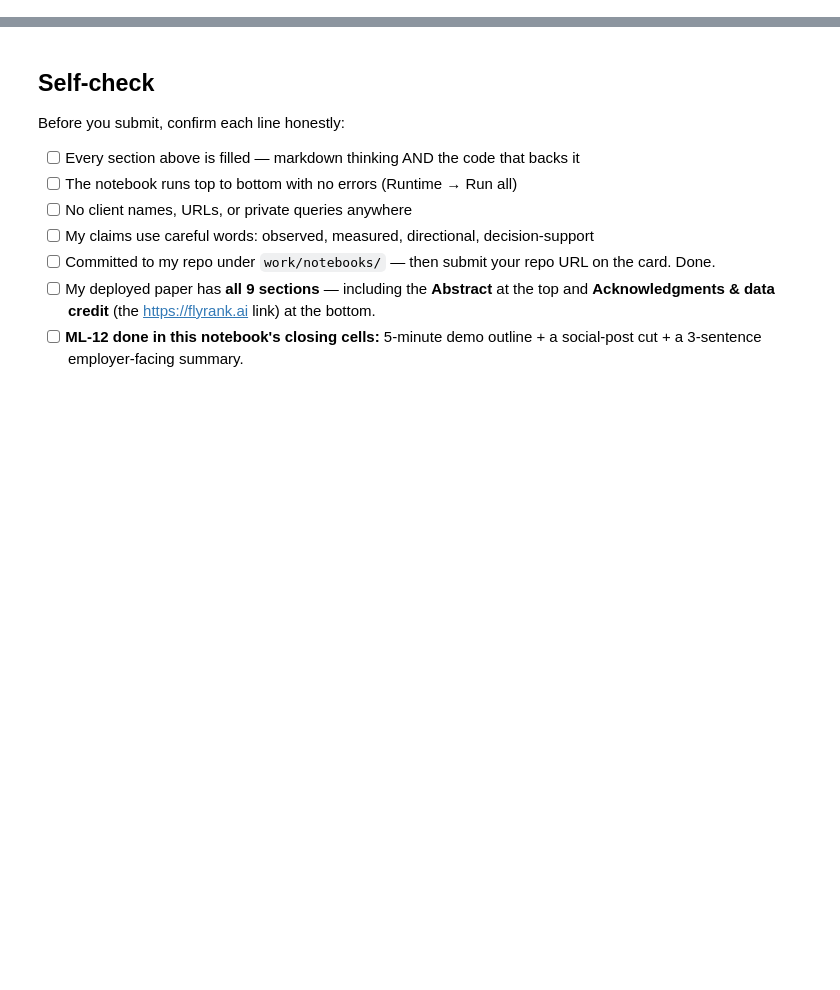
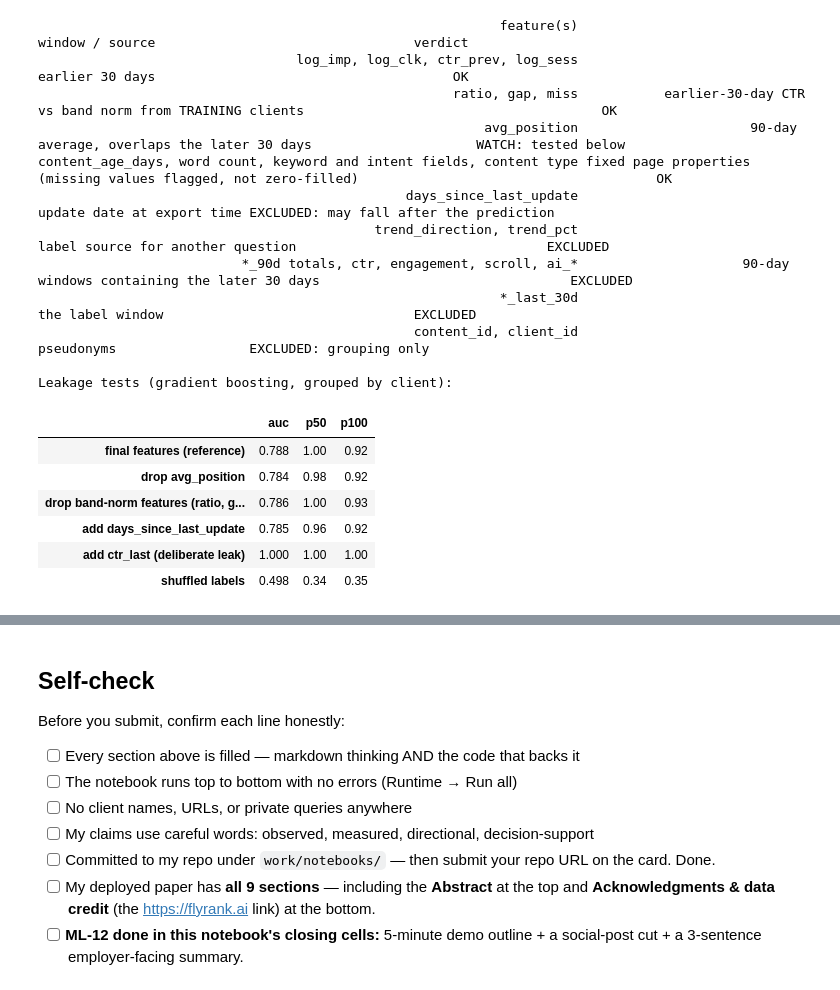
Before and after one commit to m-awaischohan/flyrank-internship-ml, a Jupyter notebook: work/notebooks/capstone.ipynb, the cells around one changed output, grey strips where cells are left out. Cells and saved outputs as stored; diff of their text form; code cells hidden in the pictures; blank space fills up the shorter version.

```diff
--- a/work/notebooks/capstone.ipynb
+++ b/work/notebooks/capstone.ipynb
@@ -36,0 +180,52 @@ This skeleton is yours to fill. Work the sections **in order** — each one has
+# %%
+# ---- leakage audit: the timeline table, then the four tests (grouped design, gradient boosting)
+audit = pd.DataFrame([
+    ("log_imp, log_clk, ctr_prev, log_sess", "earlier 30 days", "OK"),
+    ("ratio, gap, miss", "earlier-30-day CTR vs band norm from TRAINING clients", "OK"),
+    ("avg_position", "90-day average, overlaps the later 30 days", "WATCH: tested below"),
+    ("content_age_days, word count, keyword and intent fields, content type", "fixed page properties (missing values flagged, not zero-filled)", "OK"),
+    ("days_since_last_update", "update date at export time", "EXCLUDED: may fall after the prediction"),
+    ("trend_direction, trend_pct", "label source for another question", "EXCLUDED"),
+    ("*_90d totals, ctr, engagement, scroll, ai_*", "90-day windows containing the later 30 days", "EXCLUDED"),
+    ("*_last_30d", "the label window", "EXCLUDED"),
+    ("content_id, client_id", "pseudonyms", "EXCLUDED: grouping only"),
+], columns=["feature(s)", "window / source", "verdict"])
+print(audit.to_string(index=False))
+
+rng = np.random.default_rng(SEED)
+shuffled = el["y"].values.copy(); shuffled[LAB] = rng.permutation(shuffled[LAB])
+variants = {
+    "final features (reference)": (FEATURES, None),
+    "drop avg_position": ([f for f in FEATURES if f != "avg_position"], None),
+    "drop band-norm features (ratio, gap, miss)": (STATIC, None),
+    "add days_since_last_update": (FEATURES + ["dsu"], None),
+    "add ctr_last (deliberate leak)": (FEATURES + ["ctr_last_feature"], None),
+    "shuffled labels": (FEATURES, shuffled),
+}
+leak = {}
+for name, (feats, labl) in variants.items():
+    s = run_design(group_splits, "train", features=feats, label=labl)["gboost"]
+    leak[name] = {"auc": auc(s, LAB, labl), "p50": prec(s, 50, LAB, labl), "p100": prec(s, 100, LAB, labl)}
+M["leakage"] = leak
+print("\nLeakage tests (gradient boosting, grouped by client):")
+pd.DataFrame(leak).T
+# %% [output]
+                                                           feature(s)                                                 window / source                                 verdict
+                                 log_imp, log_clk, ctr_prev, log_sess                                                 earlier 30 days                                      OK
+                                                     ratio, gap, miss           earlier-30-day CTR vs band norm from TRAINING clients                                      OK
+                                                         avg_position                      90-day average, overlaps the later 30 days                     WATCH: tested below
+content_age_days, word count, keyword and intent fields, content type fixed page properties (missing values flagged, not zero-filled)                                      OK
+                                               days_since_last_update                                      update date at export time EXCLUDED: may fall after the prediction
+                                           trend_direction, trend_pct                               label source for another question                                EXCLUDED
+                          *_90d totals, ctr, engagement, scroll, ai_*                     90-day windows containing the later 30 days                                EXCLUDED
+                                                           *_last_30d                                                the label window                                EXCLUDED
+                                                content_id, client_id                                                      pseudonyms                 EXCLUDED: grouping only
+
+Leakage tests (gradient boosting, grouped by client):
+|  | auc | p50 | p100 |
+| final features (reference) | 0.788 | 1.00 | 0.92 |
+| drop avg_position | 0.784 | 0.98 | 0.92 |
+| drop band-norm features (ratio, g... | 0.786 | 1.00 | 0.93 |
+| add days_since_last_update | 0.785 | 0.96 | 0.92 |
+| add ctr_last (deliberate leak) | 1.000 | 1.00 | 1.00 |
+| shuffled labels | 0.498 | 0.34 | 0.35 |
```
Also changed, not shown: parts of 28 cells of this notebook.
